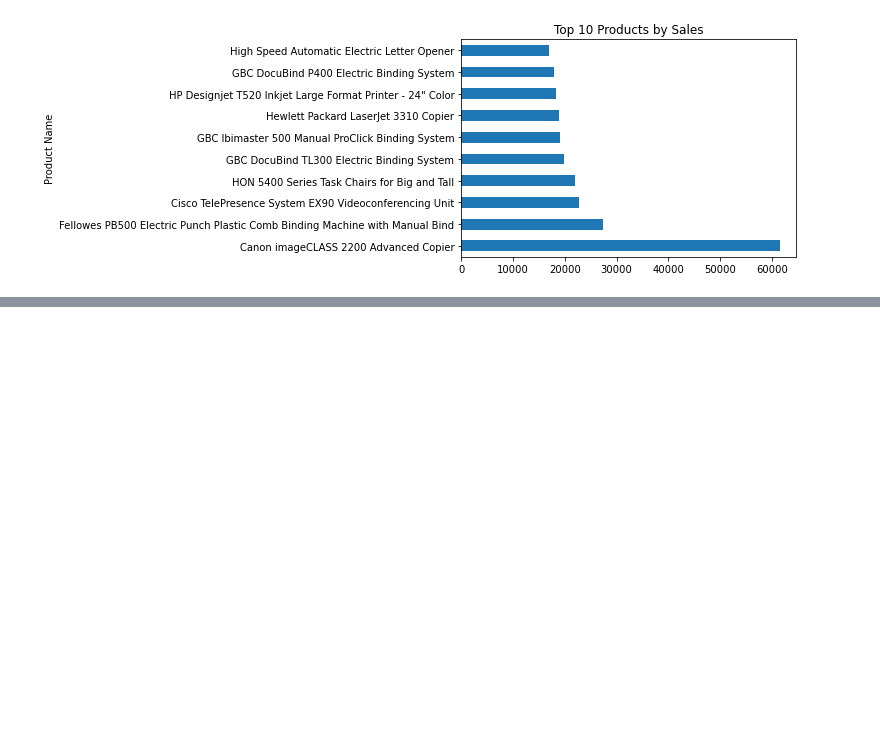
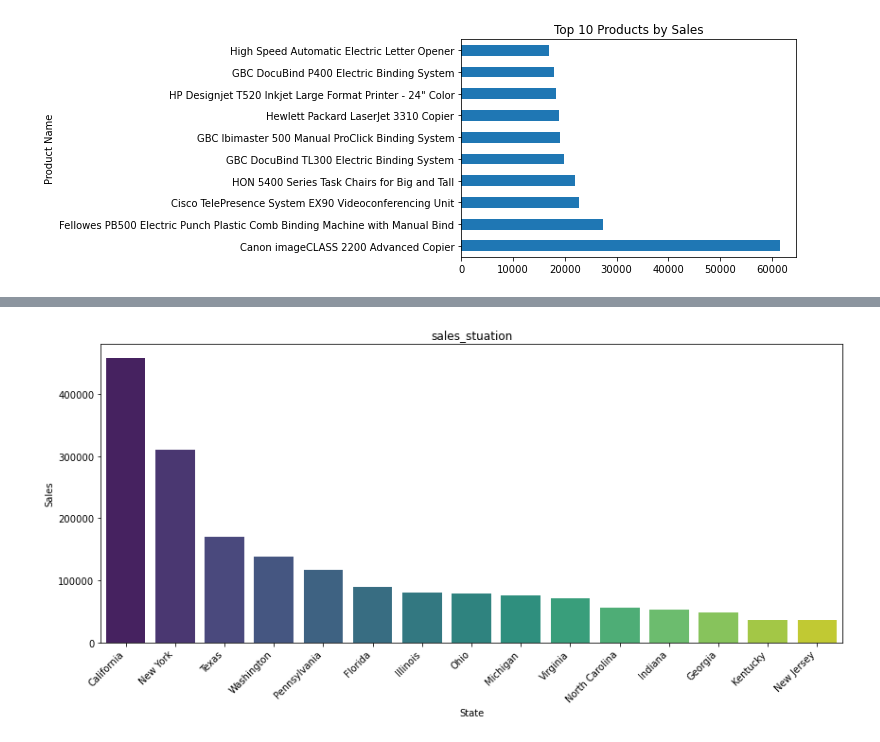
Before and after one commit to mehrzad1994/retail-sales-optimization, a Jupyter notebook: notebooks/Exploratory_Data_Analysis.ipynb, the cells around one changed output, grey strips where cells are left out. Drawn from its saved outputs; the diff is of its cells as text; code cells hidden in the pictures; blank space fills up the shorter version.

```diff
--- a/notebooks/Exploratory_Data_Analysis.ipynb
+++ b/notebooks/Exploratory_Data_Analysis.ipynb
@@ -65,0 +430,14 @@ plt.show()
+# %%
+#visualize sale in top 15 state
+sales_stuation = df.groupby('State')['Sales'].sum().reset_index()
+top15 = sales_stuation.sort_values('Sales', ascending=False).head(15)
+
+plt.figure(figsize=(12,6))
+sns.barplot(x='State', y='Sales', data=top15, palette='viridis')
+plt.xticks(rotation=45, ha='right')
+plt.title('sales_stuation')
+plt.tight_layout()
+plt.savefig("sales_stuation.png")
+plt.show()
+# %% [output]
+[figure, added]
```
Also changed, not shown: parts of 38 cells of this notebook, 9 other files.
